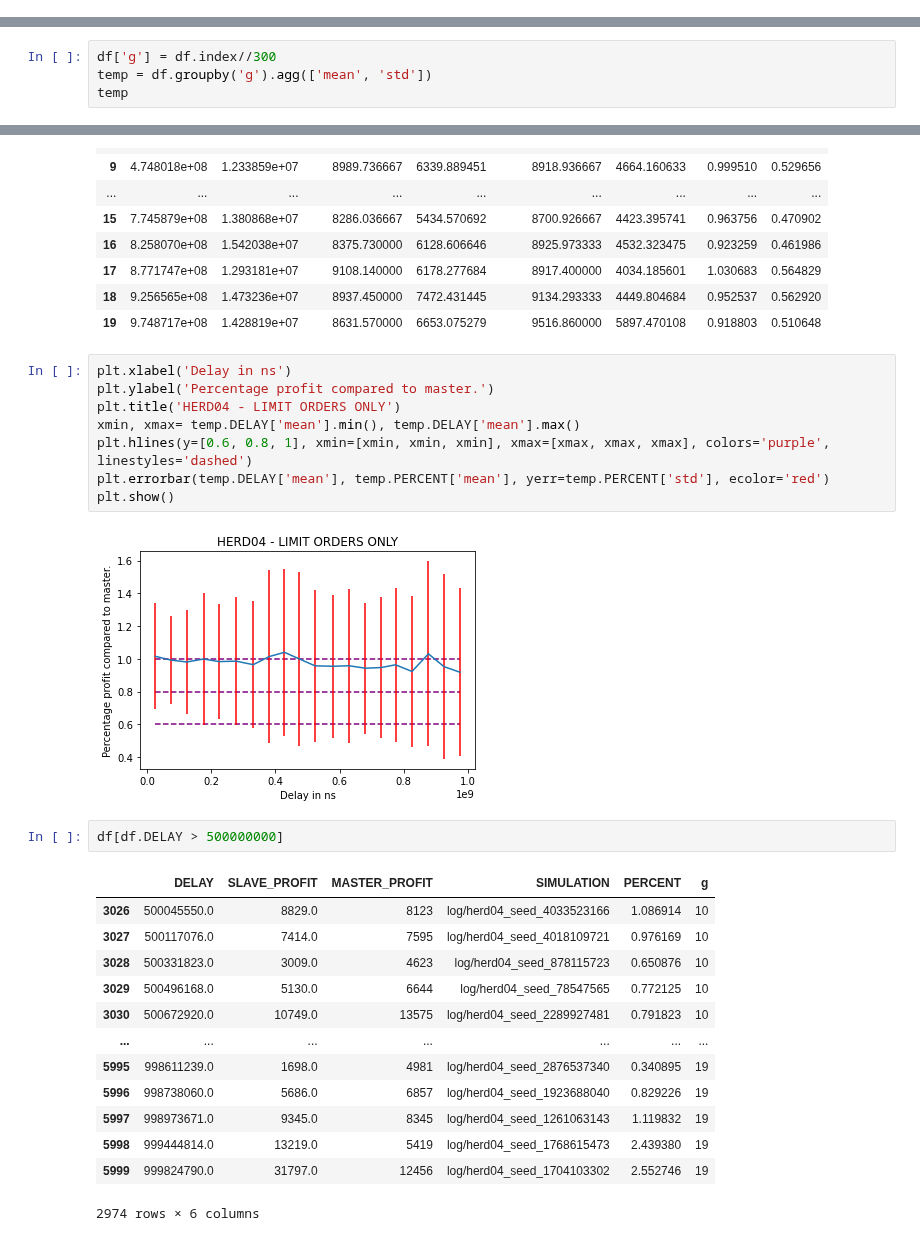
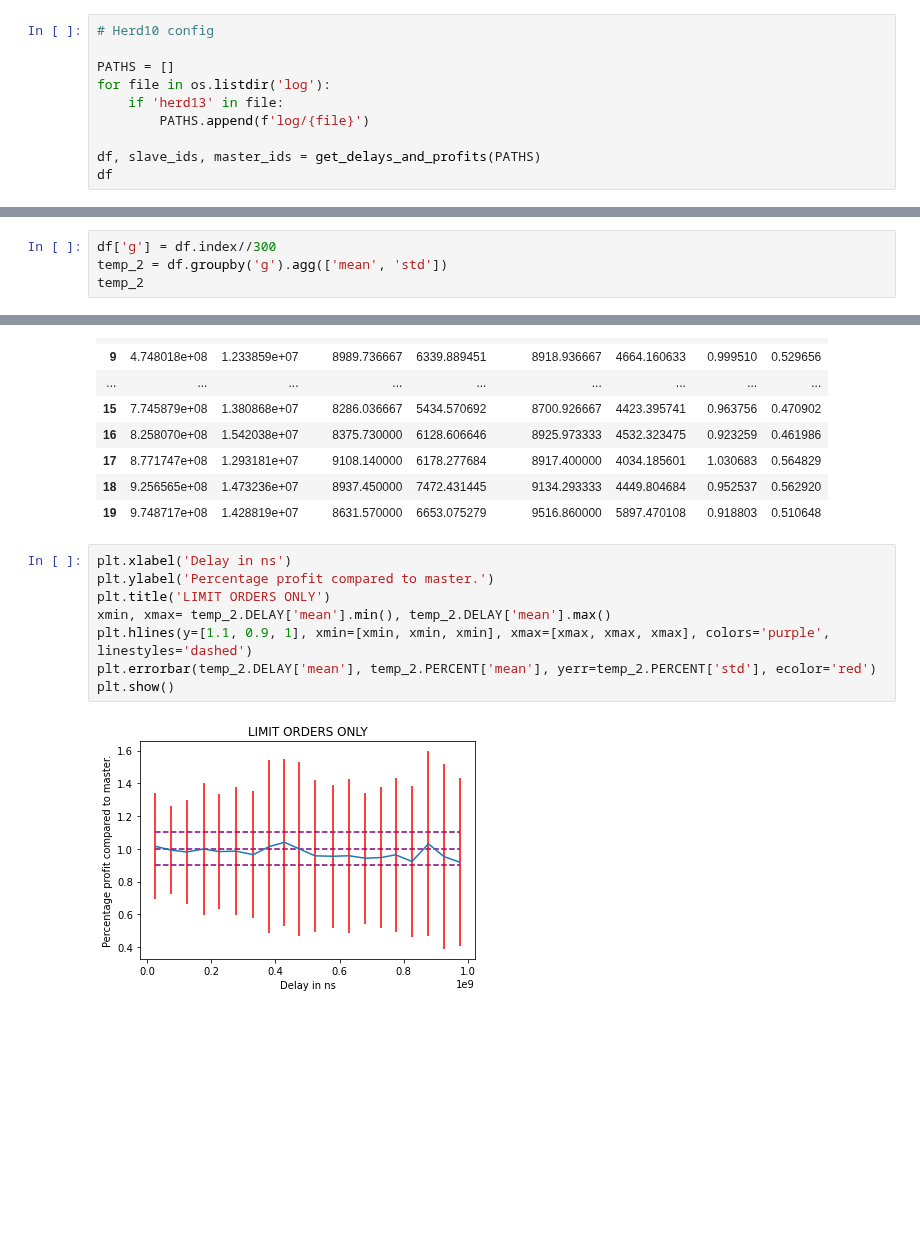
Before and after one commit to hogier/abides, a Jupyter notebook: explore.ipynb, the cells around one changed output, grey strips where cells are left out. Saved outputs shown, nothing was run; the diff lists cells and outputs as text; blank space fills up the shorter version.

```diff
--- a/explore.ipynb
+++ b/explore.ipynb
@@ -158,3 +160,13 @@ plt.errorbar(temp.EventTime, temp.PERCENT['mean'], yerr=temp.PERCENT['std'], eco
 plt.show()
 # %% [output]
 [figure]
+# %%
+# Herd10 config
+
+PATHS = []
+for file in os.listdir('log'):
+    if 'herd13' in file:
+        PATHS.append(f'log/{file}')
+
+df, slave_ids, master_ids = get_delays_and_profits(PATHS)
+df
@@ -258,8 +272,8 @@ df
 6000 rows × 5 columns
 # %%
 df['g'] = df.index//300
-temp = df.groupby('g').agg(['mean', 'std'])
-temp
+temp_2 = df.groupby('g').agg(['mean', 'std'])
+temp_2
 # %% [output]
 |  | DELAY |  | SLAVE_PROFIT |  | MASTER_PROFIT |  | PERCENT |  |
 |  | mean | std | mean | std | mean | std | mean | std |
@@ -283,26 +297,10 @@ temp
 # %%
 plt.xlabel('Delay in ns')
 plt.ylabel('Percentage profit compared to master.')
-plt.title('HERD04 - LIMIT ORDERS ONLY')
-xmin, xmax= temp.DELAY['mean'].min(), temp.DELAY['mean'].max()
-plt.hlines(y=[0.6, 0.8, 1], xmin=[xmin, xmin, xmin], xmax=[xmax, xmax, xmax], colors='purple', linestyles='dashed')
-plt.errorbar(temp.DELAY['mean'], temp.PERCENT['mean'], yerr=temp.PERCENT['std'], ecolor='red')
+plt.title('LIMIT ORDERS ONLY')
+xmin, xmax= temp_2.DELAY['mean'].min(), temp_2.DELAY['mean'].max()
+plt.hlines(y=[1.1, 0.9, 1], xmin=[xmin, xmin, xmin], xmax=[xmax, xmax, xmax], colors='purple', linestyles='dashed')
+plt.errorbar(temp_2.DELAY['mean'], temp_2.PERCENT['mean'], yerr=temp_2.PERCENT['std'], ecolor='red')
 plt.show()
 # %% [output]
-[figure, old version]
+[figure, new version]
-# %%
-df[df.DELAY > 500000000]
-# %% [output]
-|  | DELAY | SLAVE_PROFIT | MASTER_PROFIT | SIMULATION | PERCENT | g |
-| 3026 | 500045550.0 | 8829.0 | 8123 | log/herd04_seed_4033523166 | 1.086914 | 10 |
-| 3027 | 500117076.0 | 7414.0 | 7595 | log/herd04_seed_4018109721 | 0.976169 | 10 |
-| 3028 | 500331823.0 | 3009.0 | 4623 | log/herd04_seed_878115723 | 0.650876 | 10 |
-| 3029 | 500496168.0 | 5130.0 | 6644 | log/herd04_seed_78547565 | 0.772125 | 10 |
-| 3030 | 500672920.0 | 10749.0 | 13575 | log/herd04_seed_2289927481 | 0.791823 | 10 |
-| ... | ... | ... | ... | ... | ... | ... |
-| 5995 | 998611239.0 | 1698.0 | 4981 | log/herd04_seed_2876537340 | 0.340895 | 19 |
-| 5996 | 998738060.0 | 5686.0 | 6857 | log/herd04_seed_1923688040 | 0.829226 | 19 |
-| 5997 | 998973671.0 | 9345.0 | 8345 | log/herd04_seed_1261063143 | 1.119832 | 19 |
-| 5998 | 999444814.0 | 13219.0 | 5419 | log/herd04_seed_1768615473 | 2.439380 | 19 |
-| 5999 | 999824790.0 | 31797.0 | 12456 | log/herd04_seed_1704103302 | 2.552746 | 19 |
-2974 rows × 6 columns
```
Also changed, not shown: parts of 25 cells of this notebook, 10 other files.
